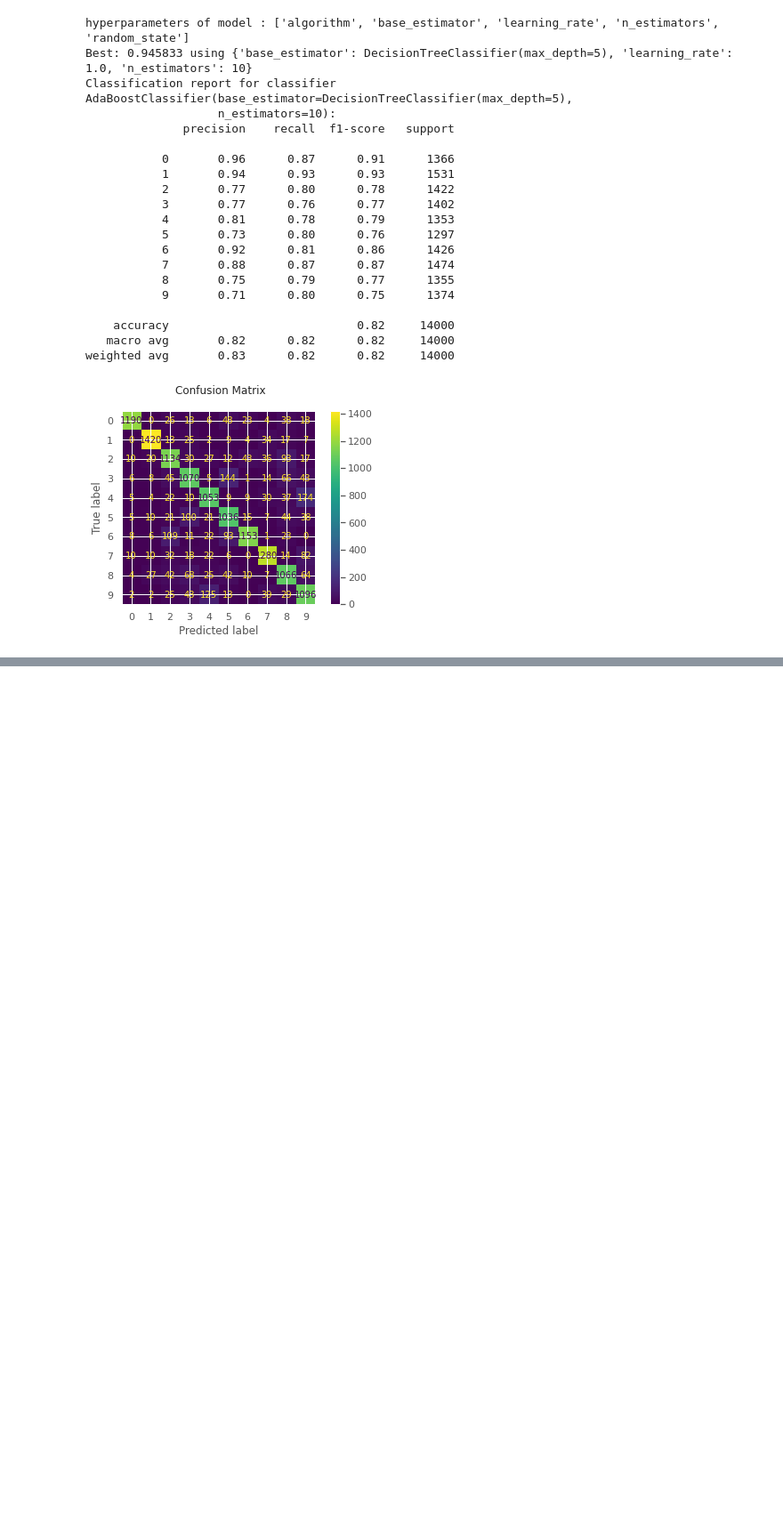
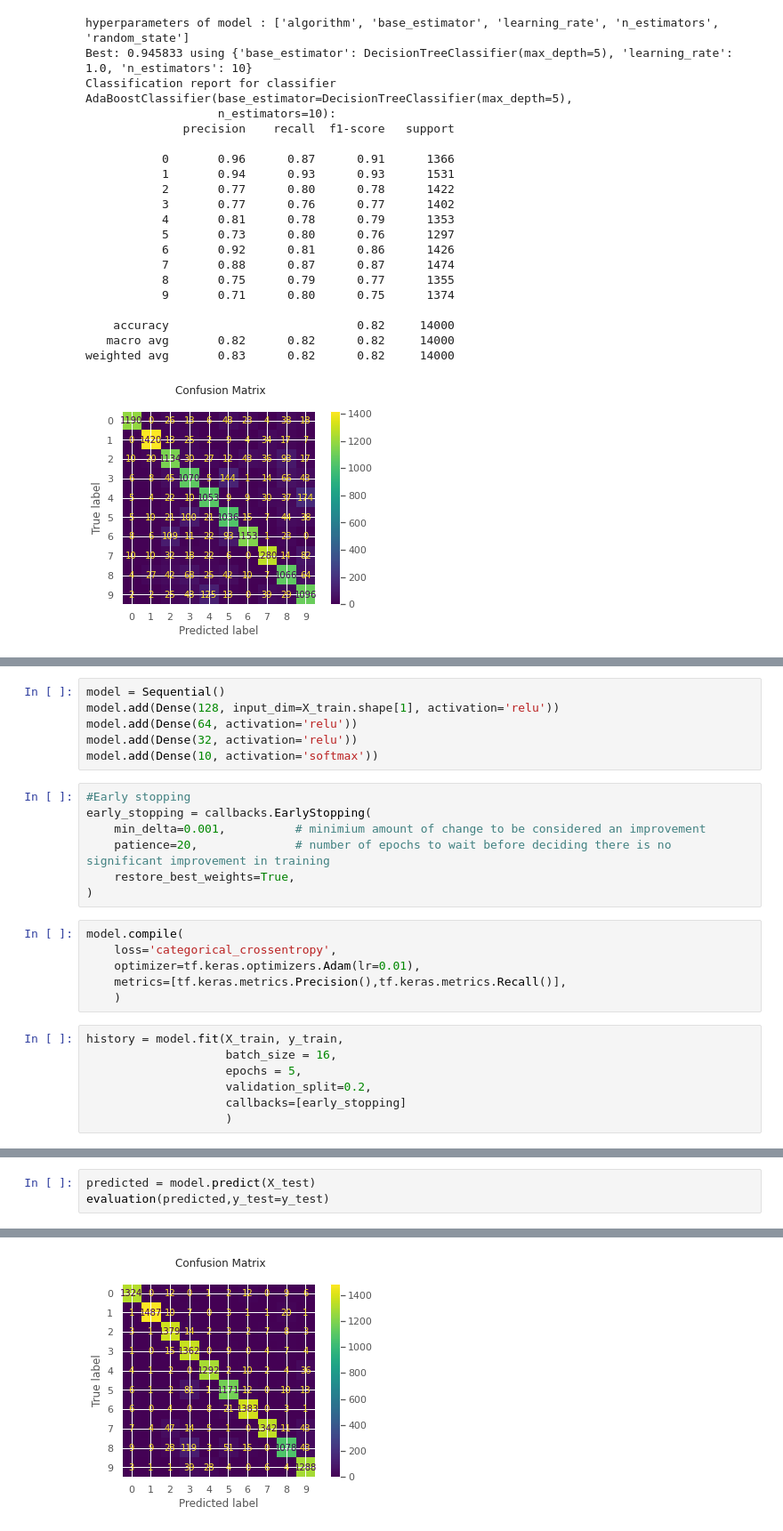
Before and after one commit to peyman886/ADS, a Jupyter notebook: 3_Classification/Classification.ipynb, the cells around one changed output, grey strips where cells are left out. Shown: that part at 89% size. Saved outputs shown, nothing was run; the diff lists cells and outputs as text; blank space fills up the shorter version.

```diff
--- a/3_Classification/Classification.ipynb
+++ b/3_Classification/Classification.ipynb
@@ -697,0 +799,26 @@ weighted avg       0.83      0.82      0.82     14000
+# %%
+model = Sequential()
+model.add(Dense(128, input_dim=X_train.shape[1], activation='relu'))
+model.add(Dense(64, activation='relu'))
+model.add(Dense(32, activation='relu'))
+model.add(Dense(10, activation='softmax'))
+# %%
+#Early stopping
+early_stopping = callbacks.EarlyStopping(
+    min_delta=0.001,          # minimium amount of change to be considered an improvement
+    patience=20,              # number of epochs to wait before deciding there is no significant improvement in training
+    restore_best_weights=True,
+)
+# %%
+model.compile(
+    loss='categorical_crossentropy',
+    optimizer=tf.keras.optimizers.Adam(lr=0.01),
+    metrics=[tf.keras.metrics.Precision(),tf.keras.metrics.Recall()],
+    )
+# %%
+history = model.fit(X_train, y_train,
+                    batch_size = 16,
+                    epochs = 5,
+                    validation_split=0.2,
+                    callbacks=[early_stopping]
+                    )
@@ -697,0 +836,4 @@ weighted avg       0.83      0.82      0.82     14000
+# %%
+predicted = model.predict(X_test)
+evaluation(predicted,y_test=y_test)
+# %% [output]
@@ -697,0 +858 @@ weighted avg       0.83      0.82      0.82     14000
+[figure, added]
```
Also changed, not shown: parts of 37 cells of this notebook.
